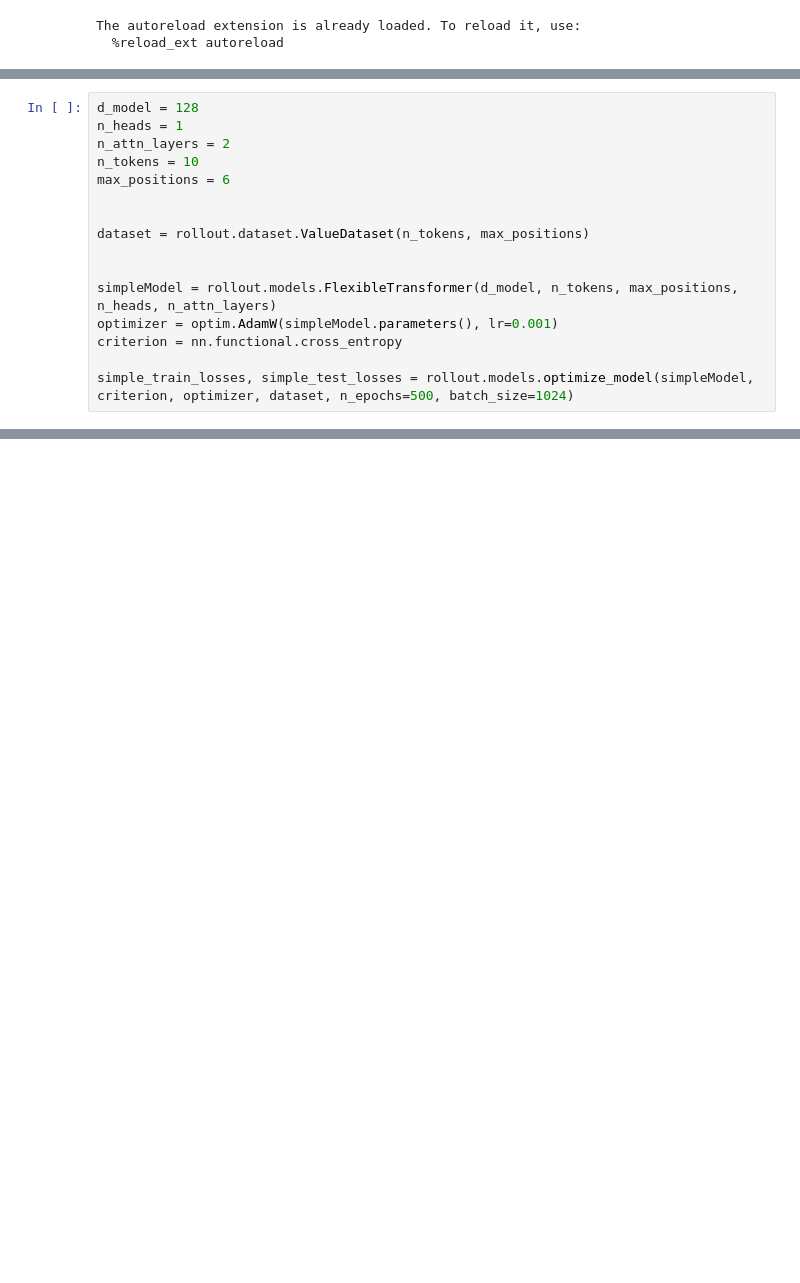
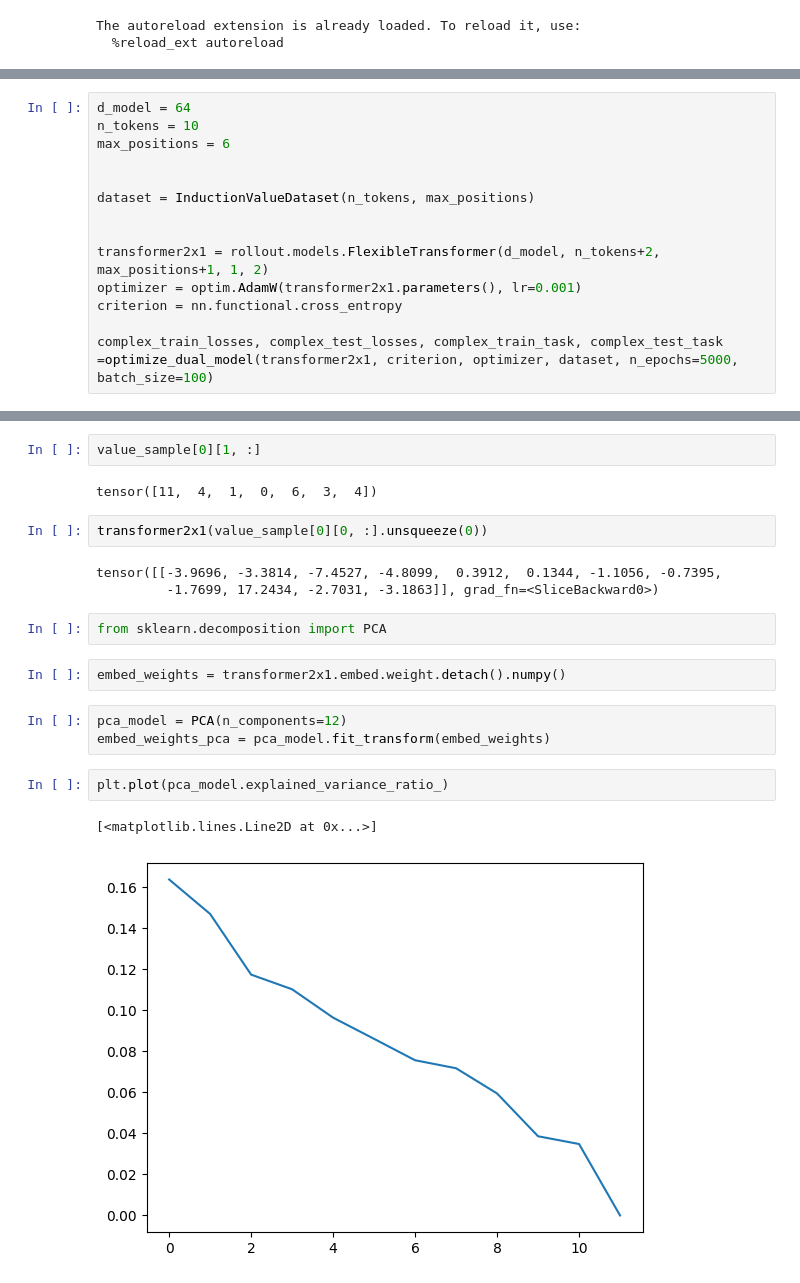
Before and after one commit to erhu7/TransformerCircuits, a Jupyter notebook: notebooks/model_testing/value_model.ipynb, the cells around one changed output, grey strips where cells are left out. Cells and saved outputs as stored; diff of their text form; blank space fills up the shorter version.

```diff
--- a/notebooks/model_testing/value_model.ipynb
+++ b/notebooks/model_testing/value_model.ipynb
@@ -17,17 +138,15 @@ from itertools import permutations
 # %%
-d_model = 128
-n_heads = 1
-n_attn_layers = 2
+d_model = 64
 n_tokens = 10
 max_positions = 6
 
 
-dataset = rollout.dataset.ValueDataset(n_tokens, max_positions)
+dataset = InductionValueDataset(n_tokens, max_positions)
 
 
-simpleModel = rollout.models.FlexibleTransformer(d_model, n_tokens, max_positions, n_heads, n_attn_layers)
-optimizer = optim.AdamW(simpleModel.parameters(), lr=0.001)
+transformer2x1 = rollout.models.FlexibleTransformer(d_model, n_tokens+2, max_positions+1, 1, 2)
+optimizer = optim.AdamW(transformer2x1.parameters(), lr=0.001)
 criterion = nn.functional.cross_entropy
 
-simple_train_losses, simple_test_losses = rollout.models.optimize_model(simpleModel, criterion, optimizer, dataset, n_epochs=500, batch_size=1024)
+complex_train_losses, complex_test_losses, complex_train_task, complex_test_task =optimize_dual_model(transformer2x1, criterion, optimizer, dataset, n_epochs=5000, batch_size=100)
 # %% [output]
@@ -38,0 +233,21 @@ Epoch 400: Train Loss: 2.969959496113006e-05, Test Loss: 2.5192508473992348e-05
+# %%
+value_sample[0][1, :]
+# %% [output]
+tensor([11,  4,  1,  0,  6,  3,  4])
+# %%
+transformer2x1(value_sample[0][0, :].unsqueeze(0))
+# %% [output]
+tensor([[-3.9696, -3.3814, -7.4527, -4.8099,  0.3912,  0.1344, -1.1056, -0.7395,
+         -1.7699, 17.2434, -2.7031, -3.1863]], grad_fn=<SliceBackward0>)
+# %%
+from sklearn.decomposition import PCA
+# %%
+embed_weights = transformer2x1.embed.weight.detach().numpy()
+# %%
+pca_model = PCA(n_components=12)
+embed_weights_pca = pca_model.fit_transform(embed_weights)
+# %%
+plt.plot(pca_model.explained_variance_ratio_)
+# %% [output]
+[<matplotlib.lines.Line2D at 0x...>]
+[figure, added]
```
Also changed, not shown: parts of 18 cells of this notebook, 8 other files.
